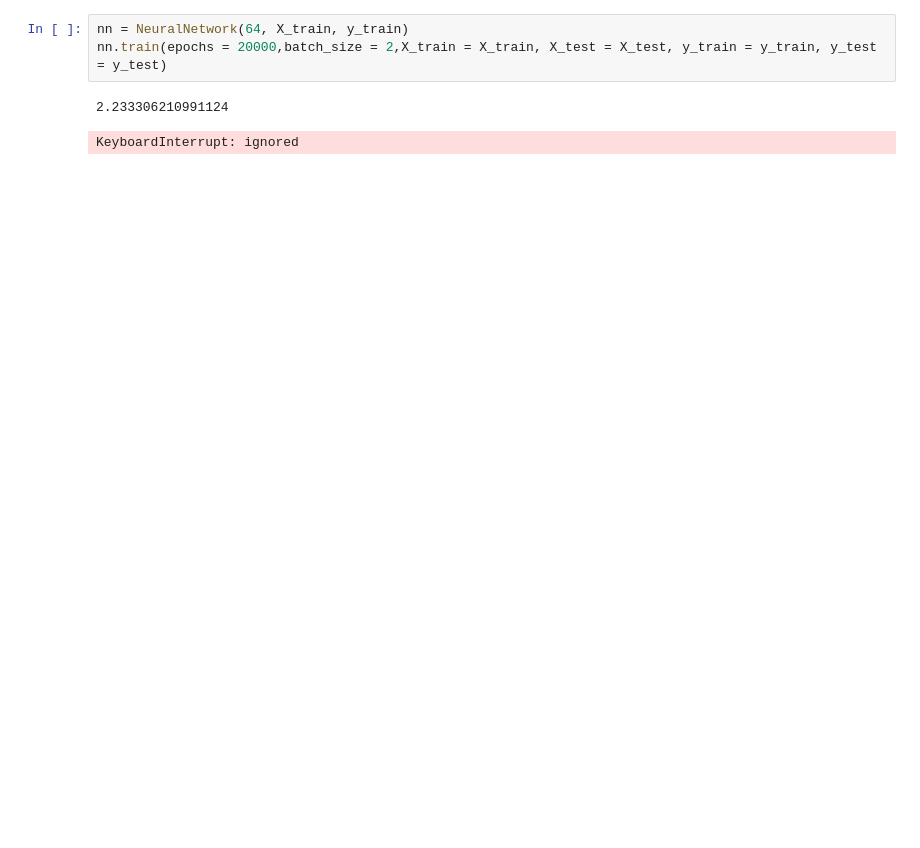
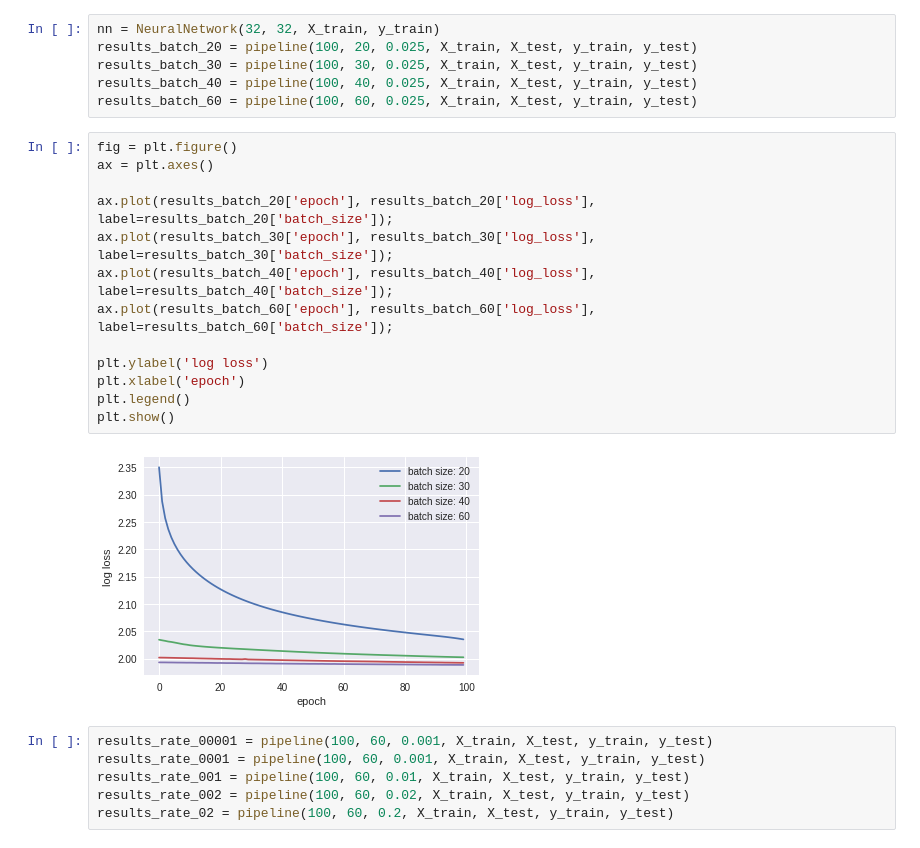
Before and after one commit to baaraban/PerRiazNet, a Jupyter notebook: FINAL.ipynb, the cells around one changed output. Cells and saved outputs as stored; diff of their text form; blank space fills up the shorter version.

Commit message:
Add plots

```diff
--- a/FINAL.ipynb
+++ b/FINAL.ipynb
@@ -125,6 +147,27 @@ def backward_path(network, forward_path, learning_rate):
-# %%
-nn = NeuralNetwork(64, X_train, y_train)
-nn.train(epochs = 20000,batch_size = 2,X_train = X_train, X_test = X_test, y_train = y_train, y_test = y_test)
-# %% [output]
-2.233306210991124
-KeyboardInterrupt: ignored
+# %%
+nn = NeuralNetwork(32, 32, X_train, y_train)
+results_batch_20 = pipeline(100, 20, 0.025, X_train, X_test, y_train, y_test)
+results_batch_30 = pipeline(100, 30, 0.025, X_train, X_test, y_train, y_test)
+results_batch_40 = pipeline(100, 40, 0.025, X_train, X_test, y_train, y_test)
+results_batch_60 = pipeline(100, 60, 0.025, X_train, X_test, y_train, y_test)
+# %%
+fig = plt.figure()
+ax = plt.axes()
+
+ax.plot(results_batch_20['epoch'], results_batch_20['log_loss'], label=results_batch_20['batch_size']);
+ax.plot(results_batch_30['epoch'], results_batch_30['log_loss'], label=results_batch_30['batch_size']);
+ax.plot(results_batch_40['epoch'], results_batch_40['log_loss'], label=results_batch_40['batch_size']);
+ax.plot(results_batch_60['epoch'], results_batch_60['log_loss'], label=results_batch_60['batch_size']);
+
+plt.ylabel('log loss')
+plt.xlabel('epoch')
+plt.legend()
+plt.show()
+# %% [output]
+[figure, added]
+# %%
+results_rate_00001 = pipeline(100, 60, 0.001, X_train, X_test, y_train, y_test)
+results_rate_0001 = pipeline(100, 60, 0.001, X_train, X_test, y_train, y_test)
+results_rate_001 = pipeline(100, 60, 0.01, X_train, X_test, y_train, y_test)
+results_rate_002 = pipeline(100, 60, 0.02, X_train, X_test, y_train, y_test)
+results_rate_02 = pipeline(100, 60, 0.2, X_train, X_test, y_train, y_test)
```
Also changed, not shown: parts of 7 cells of this notebook, 1 other file.
